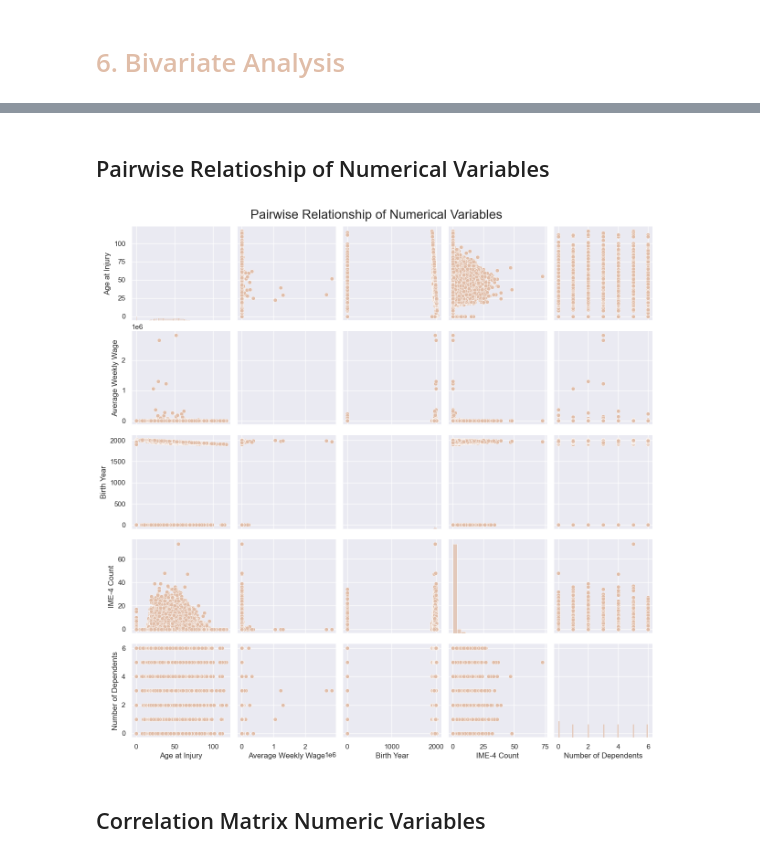
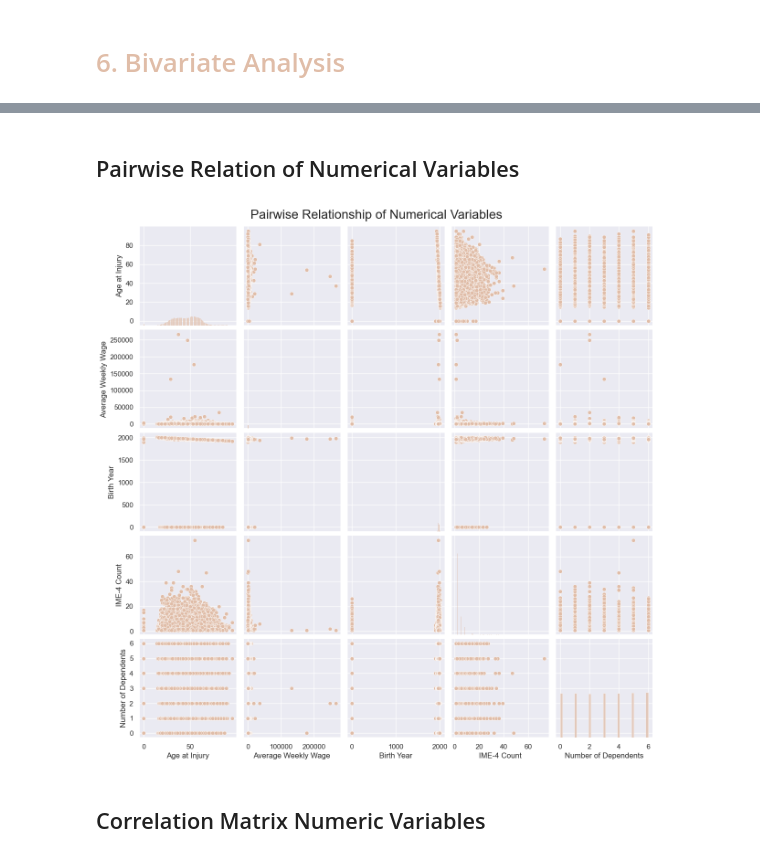
Before and after one commit to DiogoPF/Multiclass_Classification-WCB, a Jupyter notebook: resources/explorative analysis_Isa.ipynb, the cells around one changed output, grey strips where cells are left out. Cells and saved outputs as stored; diff of their text form; code cells hidden in the pictures.

```diff
--- a/resources/explorative analysis_Isa.ipynb
+++ b/resources/explorative analysis_Isa.ipynb
@@ -29,7 +29,7 @@ from sklearn.preprocessing import MinMaxScaler
 # %% [markdown]
 # <span style="color:#e0bda8">2. Reading the Data</span>
 # %%
-df = pd.read_csv('resources/train_data.csv')
+df = pd.read_csv('train_data.csv')
 df
 # %% [output]
 |  | Accident Date | Age at Injury | Alternative Dispute Resolution | Assembly Date | Attorney/Representative | ... |
@@ -323,7 +329,7 @@ Name: count, dtype: int64
 # %%
 # Lists of variables by type
 datetime_vars = ['Accident Date', 'Assembly Date', 'C-2 Date', 'C-3 Date', 'First Hearing Date']
-category_vars = [
+categorical_vars = [
     'Alternative Dispute Resolution', 'Attorney/Representative', 'Carrier Name',
     'Carrier Type', 'Claim Identifier', 'Claim Injury Type', 'County of Injury',
     'COVID-19 Indicator', 'District Name', 'Gender', 'Industry Code', 'Industry Code Description',
@@ -336,8 +342,8 @@ int_vars = ['Age at Injury', 'Birth Year', 'IME-4 Count', 'Number of Dependents'
 
 # Changing data types
 df[datetime_vars] = df[datetime_vars].apply(pd.to_datetime, errors='coerce')  # Change to datetime
-df[category_vars] = df[category_vars].astype('category')  # Change to category
-df[int_vars] = df[int_vars].fillna(0).astype('int')  # Fill NaNs with 0 and change to int
+df[categorical_vars] = df[categorical_vars].astype('object')  # Change to category
+df[int_vars] = df[int_vars].astype('Int64')  # Use 'Int64' with a capital I to allow NaNs
 
 # Display the updated DataFrame dtypes
 print(df.dtypes)
@@ -913,21 +1077,21 @@ for feature in numeric:
 # %% [markdown]
-## Pairwise Relatioship of Numerical Variables
+## Pairwise Relation of Numerical Variables
 # %%
 # Setting Seaborn style
 sns.set()
 
-# Create the pairplot
-pair_plot = sns.pairplot(df[numeric], diag_kind="hist",
+# Create the pairplot, dropping NAs to not encounter errors
+pair_plot = sns.pairplot(df[numeric].dropna(), diag_kind="hist",
                          plot_kws={'color': '#e0bda8'},
                          diag_kws={'color': '#e0bda8'})
 
 # Adjust layout
 plt.subplots_adjust(top=0.95)
 plt.suptitle("Pairwise Relationship of Numerical Variables", fontsize=20)
 
 plt.show()
 # %% [output]
-[figure, old version]
+[figure, new version]
 # %% [markdown]
 ## Correlation Matrix Numeric Variables
 # %%
```
Also changed, not shown: parts of 51 cells of this notebook.
